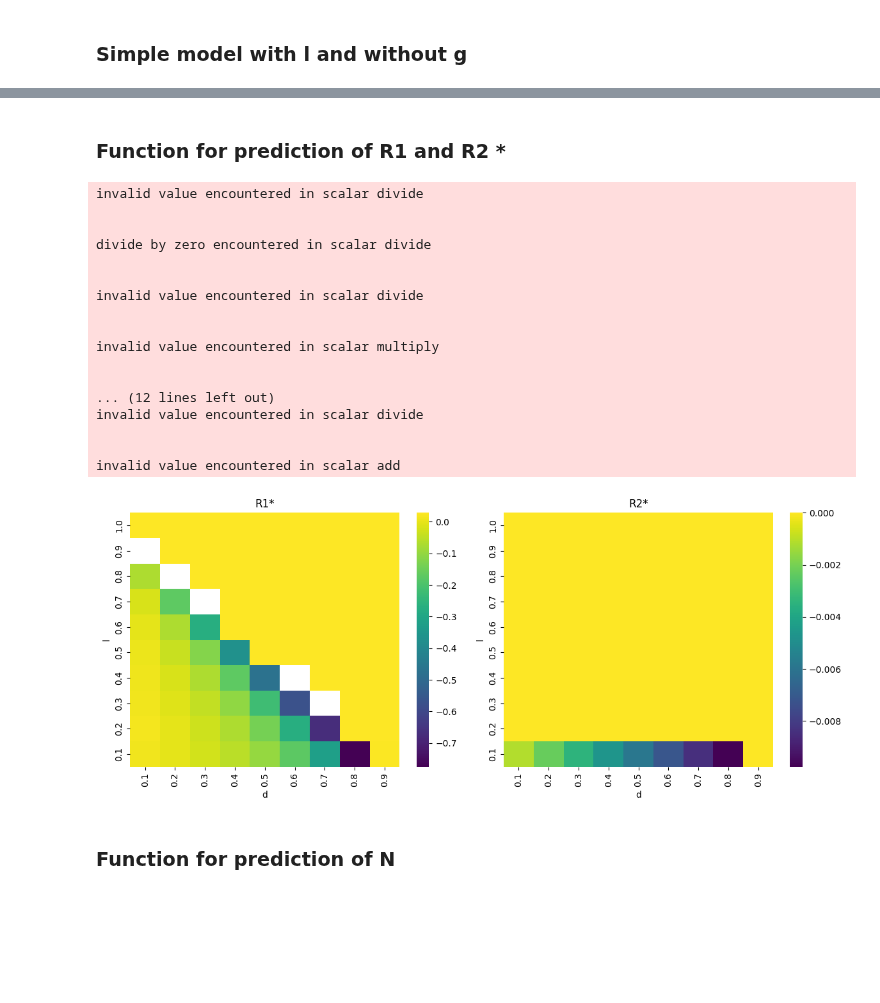
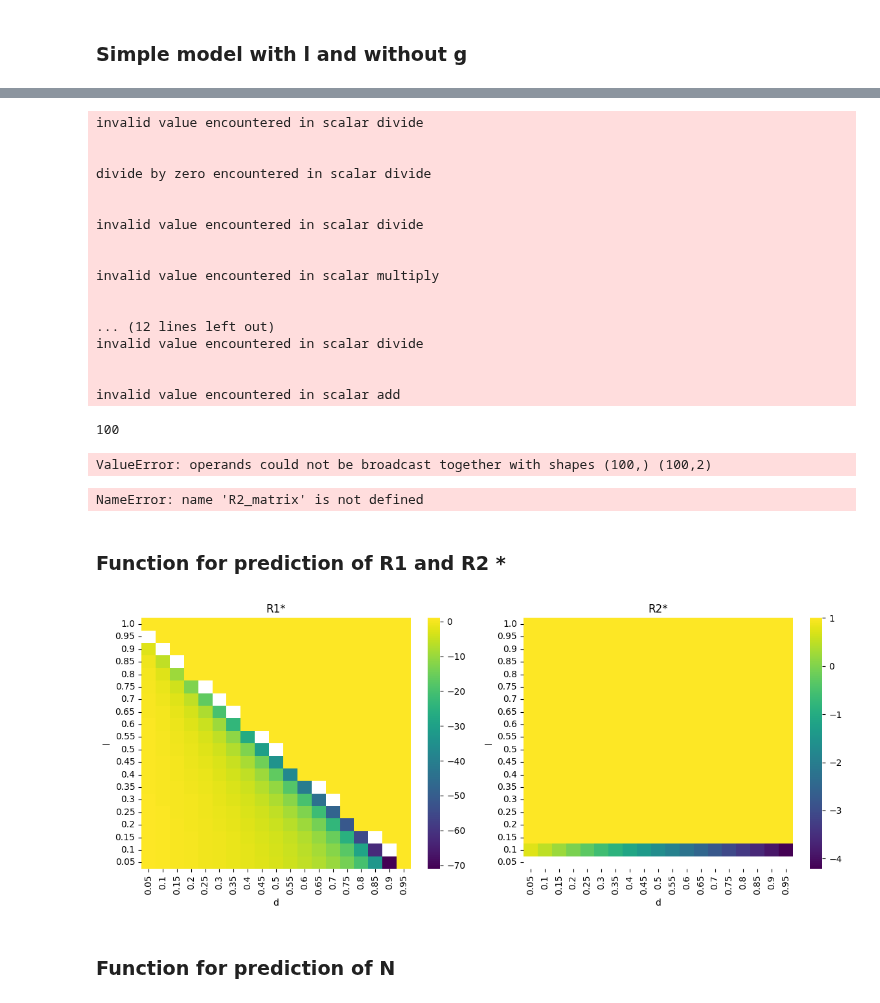
Before and after one commit to GiveMe1Coffee/m6-consumer-resource-model, a Jupyter notebook: M6_project.ipynb, the cells around one changed output, grey strips where cells are left out. Cells and saved outputs as stored; diff of their text form; code cells hidden in the pictures; blank space fills up the shorter version.

```diff
--- a/M6_project.ipynb
+++ b/M6_project.ipynb
@@ -1365,3 +1429,47 @@ inter_plot(soluce)
+# %%
+R2_f=[]
+for l_iter in np.linspace(0,1,10):
+  for d_iter in np.linspace(0,1,10):
+    R2_f.append(equilibrium_state(l=l_iter, d=d_iter)[3])
+
+R2_f = np.array(R_f)
+R2_f[R_f < 0] = 0
+R2_f[np.isinf(R_f)] = 1e15
+R2_f[np.isnan(R_f)] = 0
+#R_f
+len(R2_f)
+# %% [output]
+invalid value encountered in scalar divide
+
+
+divide by zero encountered in scalar divide
+
+
+invalid value encountered in scalar divide
+
+
+invalid value encountered in scalar multiply
+
+
+... (12 lines left out)
+invalid value encountered in scalar divide
+
+
+invalid value encountered in scalar add
+100
+# %%
+R2 = np.array((R2))
+# %%
+R2_abs = R2-R2_f
+
+R2_matrix = R2_abs.reshape((10, 10))
+#R2_matrix
+# %% [output]
+ValueError: operands could not be broadcast together with shapes (100,) (100,2)
+# %%
+sns.heatmap(R2_matrix)
+# %% [output]
+NameError: name 'R2_matrix' is not defined
 # %% [markdown]
 ### Function for prediction of R1 and R2 *
 # %%
@@ -1401,11 +1509,12 @@ def heatmaps_predictions_R(n):
   R1 = np.array((R1))
   R2 = np.array((R2))
 
-  R_abs = R1-R1_f
+  R_abs = (R1-R1_f)/R1
   R_matrix = R_abs.reshape((n, n))
   R_matrix[abs(R_matrix) > 1e12] = np.nan
 
-  R2_abs = R2-R2_f
+
+  R2_abs = (R2-R2_f)/R2
   R2_matrix = R2_abs.reshape((n, n))
   R2_matrix[abs(R2_matrix) > 1e12] = np.nan
 
@@ -1420,7 +1529,7 @@ def heatmaps_predictions_R(n):
   x_labels1 = [str(int(tick+1) / n) for tick in x_ticks1]
   y_labels1 = [str(int(tick+1) / n) for tick in y_ticks1]
   ax1.set_xticklabels(x_labels1, rotation = 90)
-  ax1.set_yticklabels(y_labels1)
+  ax1.set_yticklabels(y_labels1, rotation = 0)
   ax1.set_xlabel('d')
   ax1.set_ylabel('l')
   ax1.invert_yaxis()
@@ -1434,7 +1543,7 @@ def heatmaps_predictions_R(n):
   x_labels2 = [str(int(tick+1) / n) for tick in x_ticks2]
   y_labels2 = [str(int(tick+1) / n) for tick in y_ticks2]
   ax2.set_xticklabels(x_labels2, rotation = 90)
-  ax2.set_yticklabels(y_labels2)
+  ax2.set_yticklabels(y_labels2, rotation = 0)
   ax2.set_xlabel('d')
   ax2.set_ylabel('l')
   ax2.invert_yaxis()
@@ -1442,27 +1551,12 @@ def heatmaps_predictions_R(n):
 
   plt.tight_layout()
   plt.show()
-# %%
-heatmaps_predictions_R(10)
-# %% [output]
-invalid value encountered in scalar divide
-
-
-divide by zero encountered in scalar divide
-
-
-invalid value encountered in scalar divide
-
-
-invalid value encountered in scalar multiply
-
-
-... (12 lines left out)
-invalid value encountered in scalar divide
-
-
-invalid value encountered in scalar add
-[figure, removed]
+# %%
+with warnings.catch_warnings():
+  warnings.simplefilter("ignore")
+  heatmaps_predictions_R(20)
+# %% [output]
+[figure, added]
 # %% [markdown]
 ### Function for prediction of N
 # %%
```
Also changed, not shown: parts of 20 cells of this notebook.
